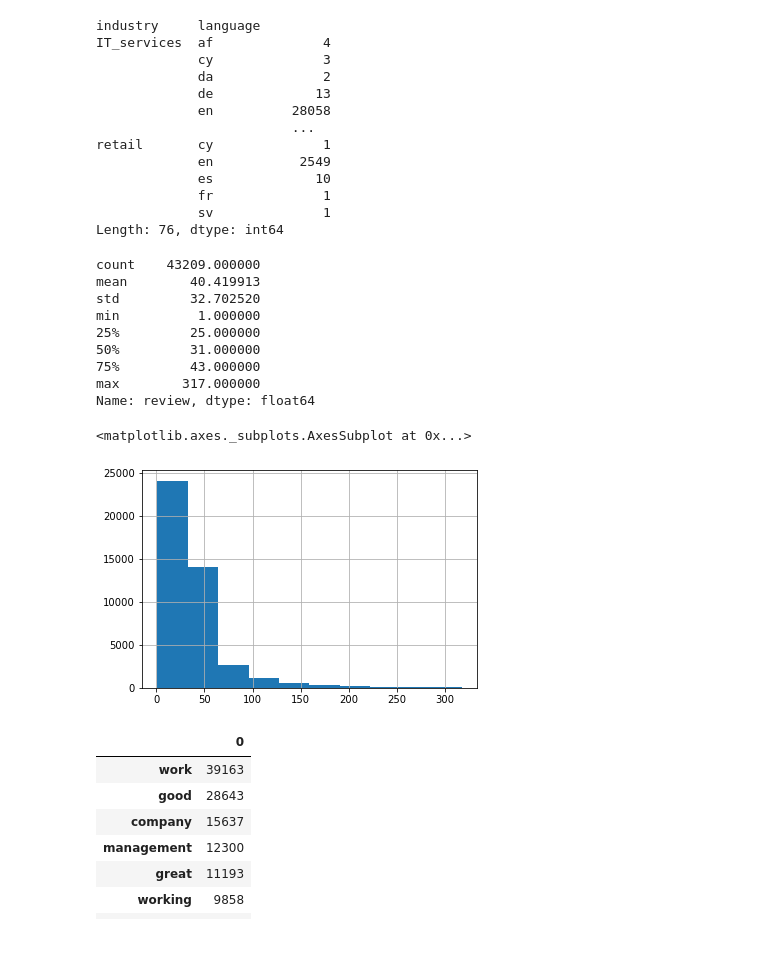
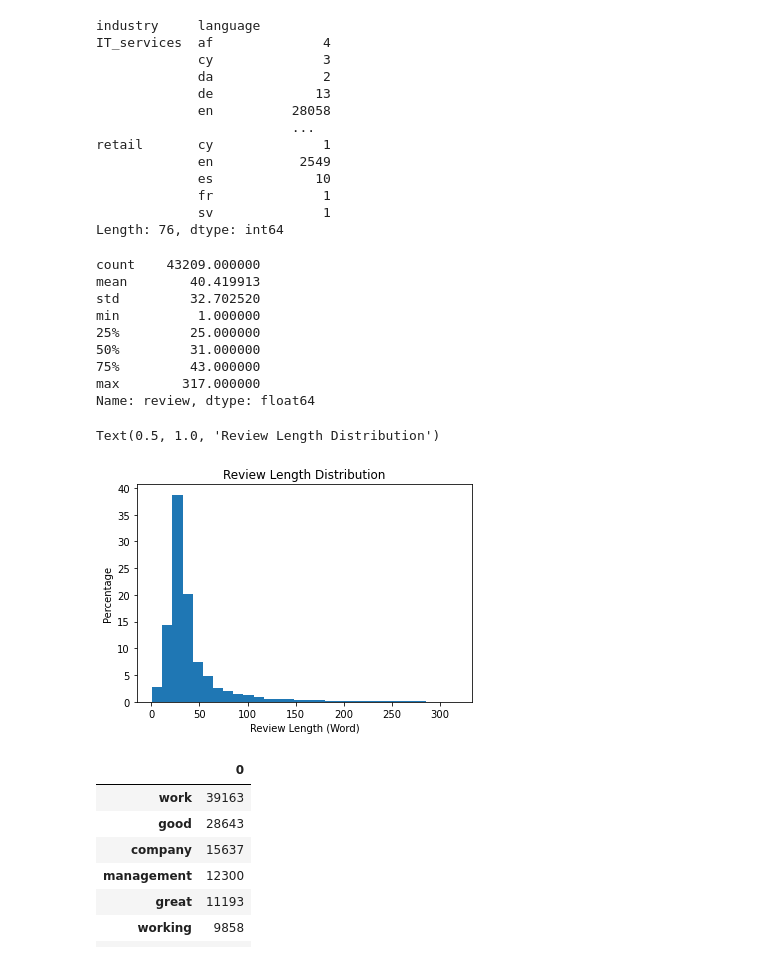
Before and after one commit to toadies/smu-ds-opinion-mining-co-reviews, a Jupyter notebook: notebooks/Section 2 - 4 - EDA.ipynb, the cells around one changed output. Saved outputs shown, nothing was run; the diff lists cells and outputs as text; code cells hidden in the pictures.

```diff
--- a/notebooks/Section 2 - 4 - EDA.ipynb
+++ b/notebooks/Section 2 - 4 - EDA.ipynb
@@ -103,22 +123,25 @@ retail       cy              1
              sv              1
 Length: 76, dtype: int64
 # %%
-#
+
 lens = reviews.review.str.split().apply(lambda x: len(x))
 print(lens.describe())
-lens.hist()
+plt.hist(lens, weights= 100*(np.ones(len(reviews.review)) / len(reviews.review)), bins = 30)  # `density=False` would make counts
+plt.ylabel('Percentage')
+plt.xlabel('Review Length (Word)')
+plt.title('Review Length Distribution')
 # %% [output]
 count    43209.000000
 mean        40.419913
 std         32.702520
 min          1.000000
 25%         25.000000
 50%         31.000000
 75%         43.000000
 max        317.000000
 Name: review, dtype: float64
-<matplotlib.axes._subplots.AxesSubplot at 0x...>
+Text(0.5, 1.0, 'Review Length Distribution')
-[figure, old version]
+[figure, new version]
 # %%
 from sklearn.feature_extraction.text import CountVectorizer
 from nltk.corpus import stopwords
```
Also changed, not shown: parts of 3 cells of this notebook, 1 other file.
